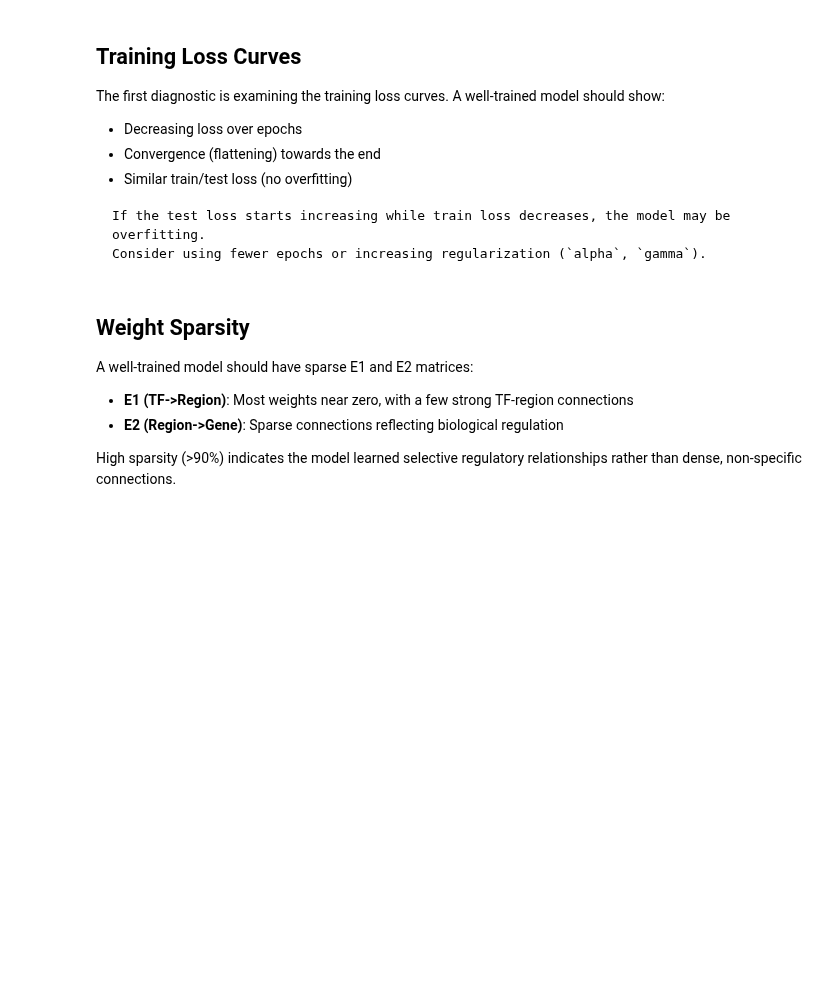
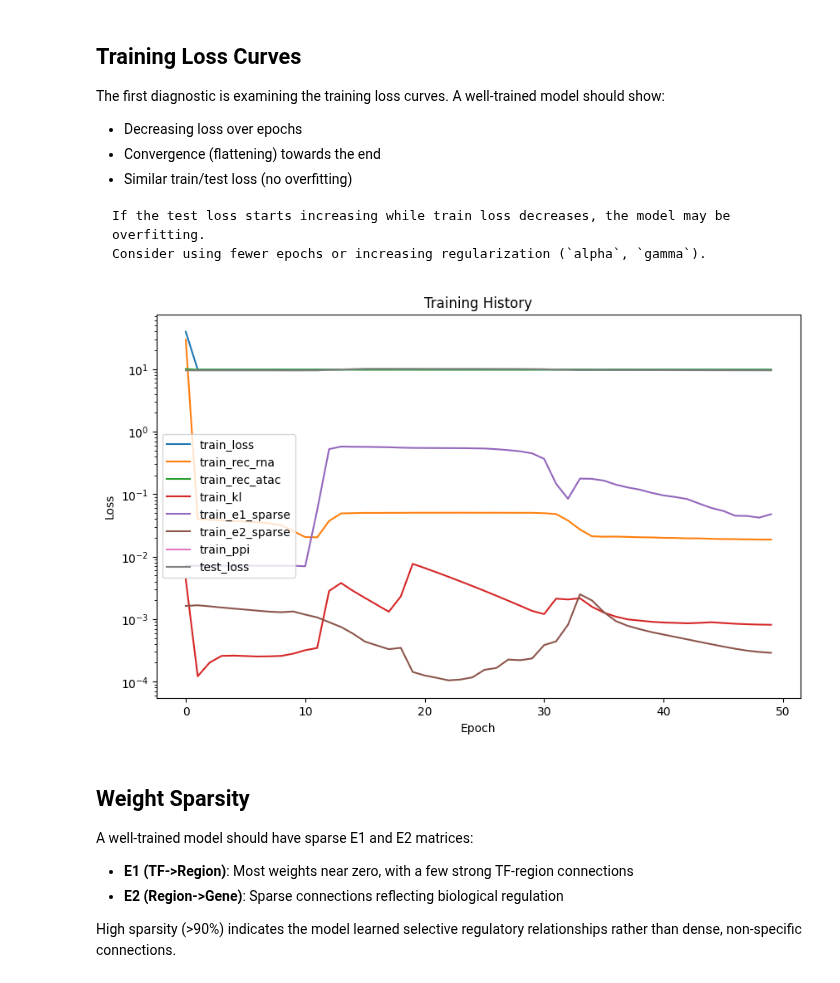
Before and after one commit to aertslab/deepSCENIC, a Jupyter notebook: docs/notebooks/03_model_diagnosis.ipynb, the cells around one changed output. Drawn from its saved outputs; the diff is of its cells as text; code cells hidden in the pictures; blank space fills up the shorter version.

````diff
--- a/docs/notebooks/03_model_diagnosis.ipynb
+++ b/docs/notebooks/03_model_diagnosis.ipynb
@@ -28,4 +153,12 @@ print(f"Using device: {device}")
 # %%
 # Load trained model and data
-# model = ds.tl.load_model("path/to/model.pt", device=device)
-# mdata = ds.read("path/to/preprocessed_data.h5mu")
+import os
+
+data_dir = "../../../../data/deepSCENIC/MM_lines/"
+assert os.path.exists(data_dir), "Data directory not found"
+
+# Load preprocessed MuData
+mdata = ds.read(data_dir + "preprocessed_data.h5mu")
+
+sequence_model = DeepMEL2Embeddings()
+model = ds.tl.load_model(data_dir + "weights/model.pt", device=device, sequence_model=sequence_model)
@@ -44,7 +180,9 @@ Consider using fewer epochs or increasing regularization (`alpha`, `gamma`).
 ```
 # %%
 # Plot training loss curves
-# ds.pl.loss_curves(model)
+ds.pl.loss_curves(model)
+# %% [output]
+[figure, added]
 # %% [markdown]
 ## Weight Sparsity
 
````
Also changed, not shown: parts of 3 cells of this notebook, 2 other files.
